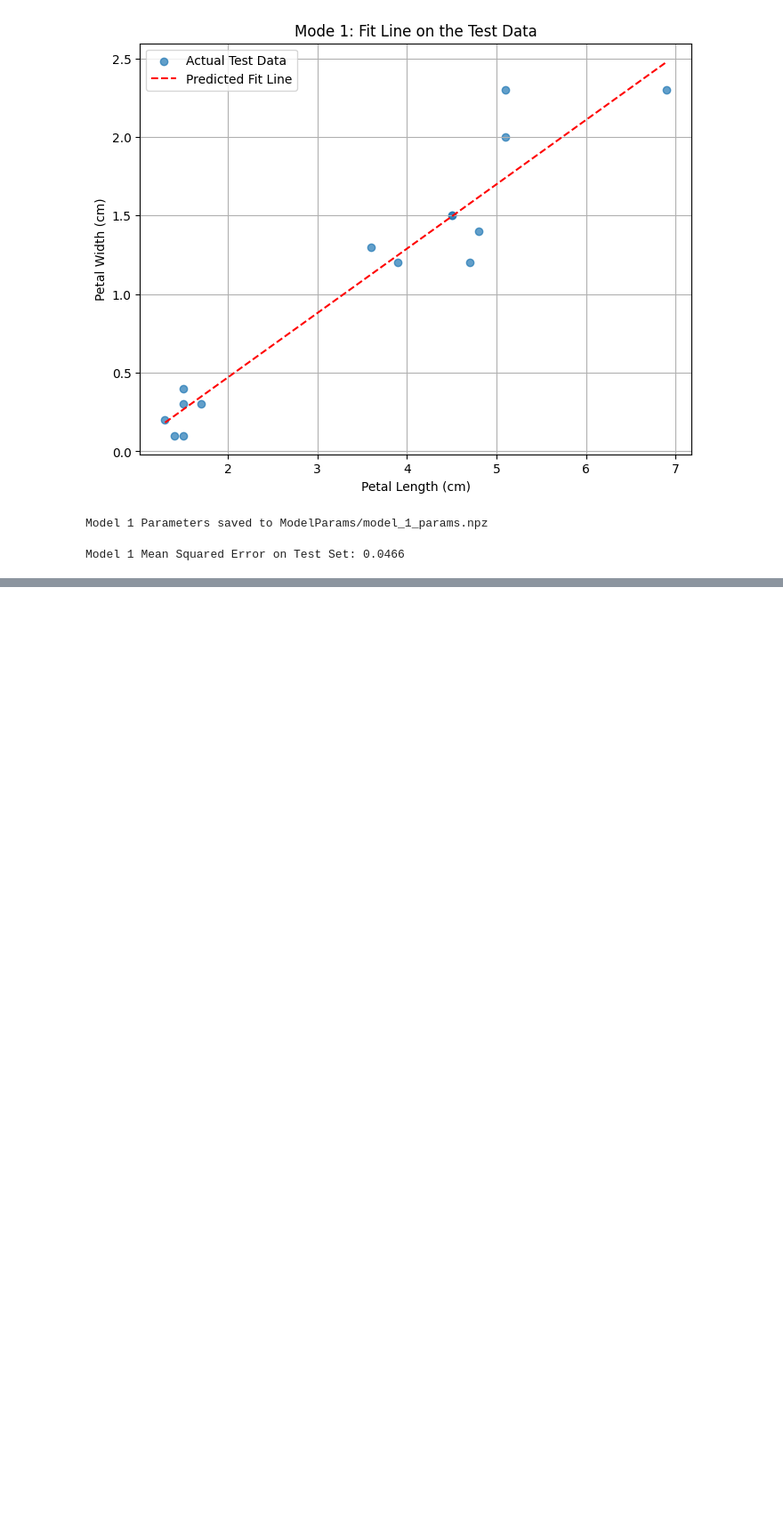
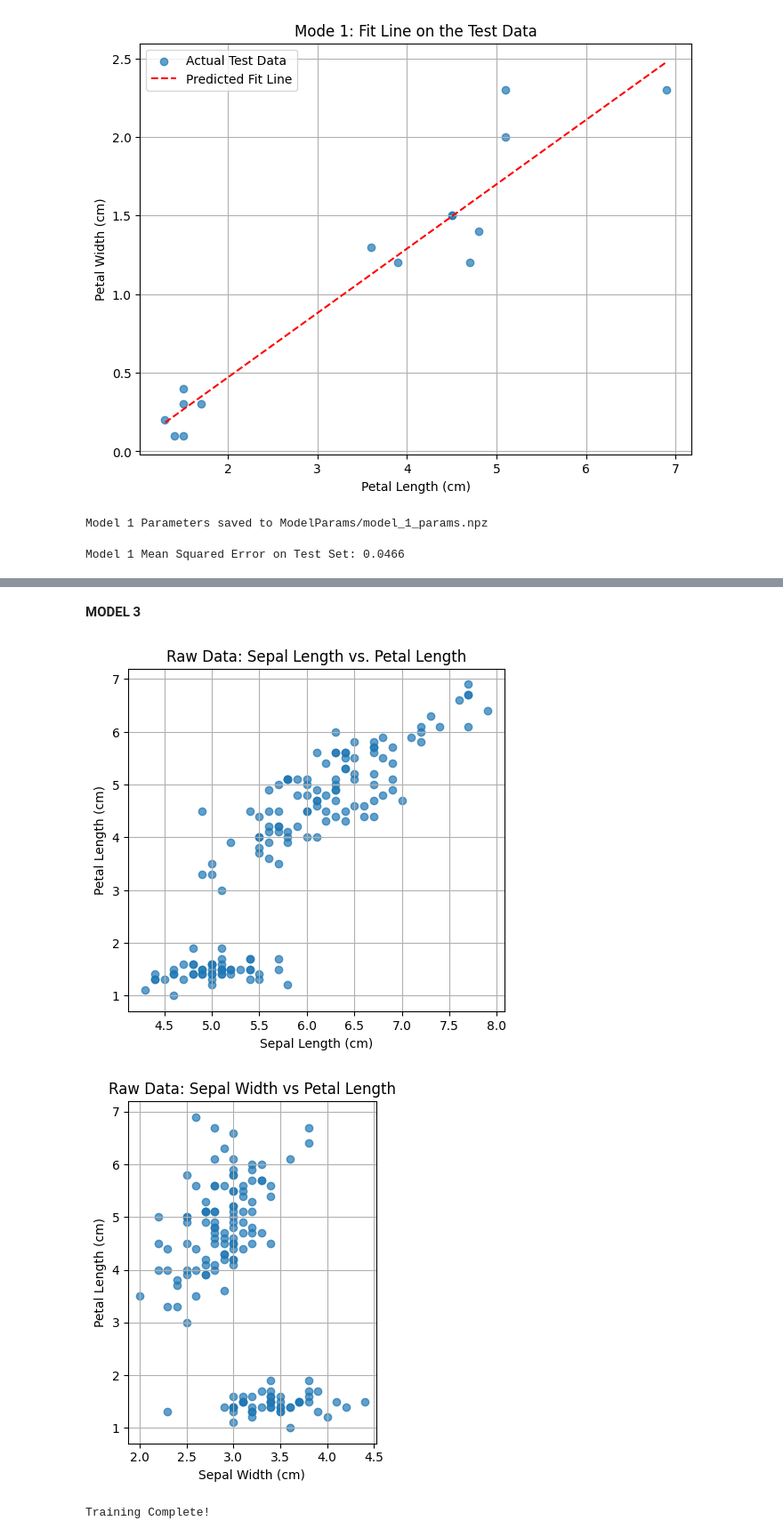
Before and after one commit to Fcorre000/MachineLearningAssignments, a Jupyter notebook: assignment1/regression_tasks.ipynb, the cells around one changed output, grey strips where cells are left out. Shown at 89% size. Cells and saved outputs as stored; diff of their text form; code cells hidden in the pictures; blank space fills up the shorter version.

```diff
--- a/assignment1/regression_tasks.ipynb
+++ b/assignment1/regression_tasks.ipynb
@@ -125,0 +221,47 @@ Model 1 Mean Squared Error on Test Set: 0.0466
+# %% [markdown]
+**MODEL 3**
+# %%
+#----Model 3: Predict Petal Length (feature 2) from Sepal Length (feature 0) and Sepal Width (feature 1) ----
+X_model3 = X[:, :2] #input: Sepal Length (index 0) and Sepal Width
+y_model3 = X[:, 2].reshape(-1, 1) #target: Petal width (index 2)
+
+#visualize  the raw data points
+#Since we have 2 input features, a simple 2D scatter plot vs output is not a single line
+#we can plot each input feature against the output
+plt.figure(figsize=(12,5))
+
+plt.subplot(1,2,1) #1 row, 2 columns, first plot
+plt.scatter(X_model3[:, 0], y_model3, alpha=0.7) #alpha=0.7: Makes the points slightly transparent, which helps visualize density if many points overlap
+plt.title('Raw Data: Sepal Length vs. Petal Length')
+plt.xlabel('Sepal Length (cm)')
+plt.ylabel('Petal Length (cm)')
+plt.grid(True)
+plt.show()
+
+plt.subplot(1,2,2) #1 row, 2 columns, second plot
+plt.scatter(X_model3[:, 1], y_model3, alpha=0.7)
+plt.title('Raw Data: Sepal Width vs Petal Length')
+plt.xlabel('Sepal Width (cm)')
+plt.ylabel('Petal Length (cm)')
+plt.grid(True)
+
+plt.tight_layout()#adjusts subplot params for a tight layout
+plt.show()
+
+#split into training (90%) and testing (10%) sets
+X_train_m3, X_test_m3, y_train_m3, y_test_m3 = train_test_split(X_model3, y_model3, test_size = 0.1, random_state=42)
+
+#scale the features
+scaler_m3 = StandardScaler()
+X_train_scaled_m3 = scaler_m3.fit_transform(X_train_m3)
+X_test_scaled_m3 = scaler_m3.transform(X_test_m3)
+
+#instantiate & train model
+model_3 = LinearRegression(max_epochs= 200, patience= 5)
+model_3.fit(X_train_scaled_m3, y_train_m3, learning_rate= 0.01)
+
+print("Training Complete!")
+# %% [output]
+[figure, added]
+[figure, added]
+Training Complete!
```
Also changed, not shown: parts of 10 cells of this notebook, 2 other files.
